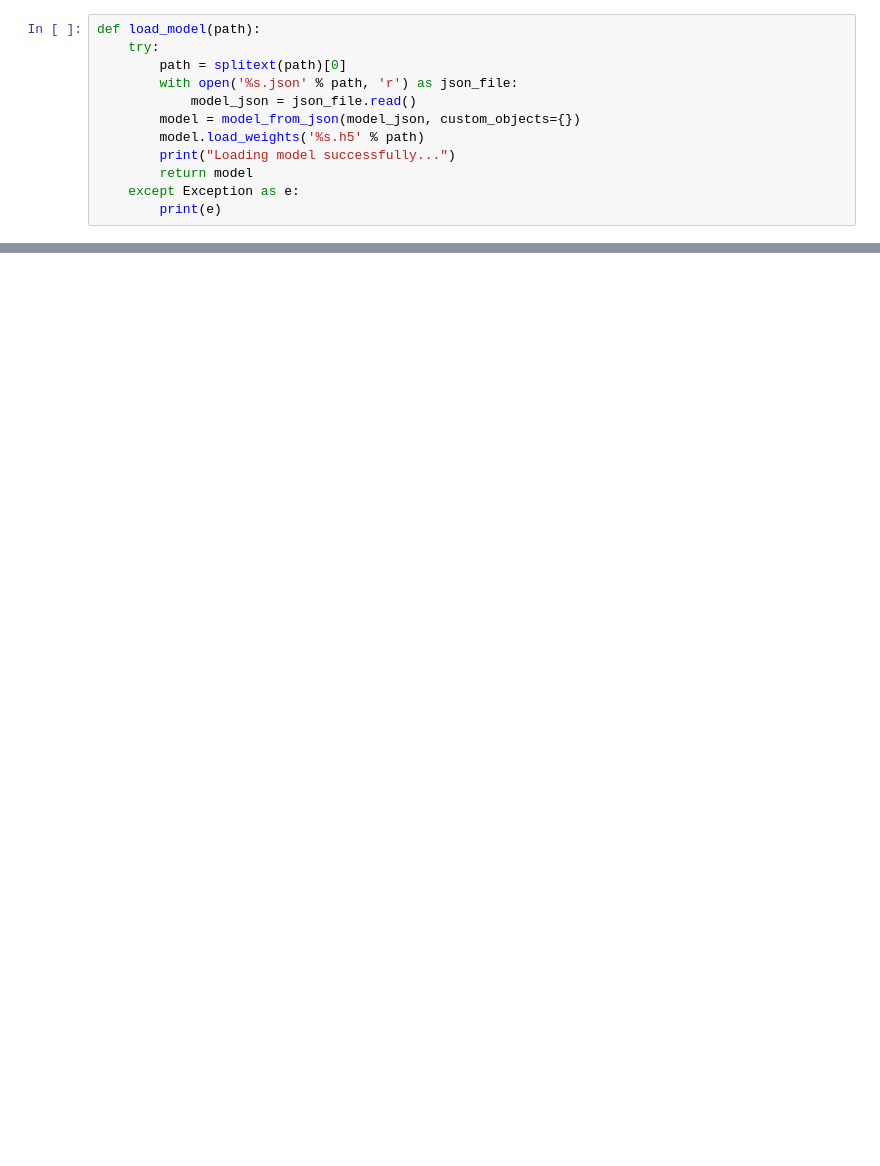
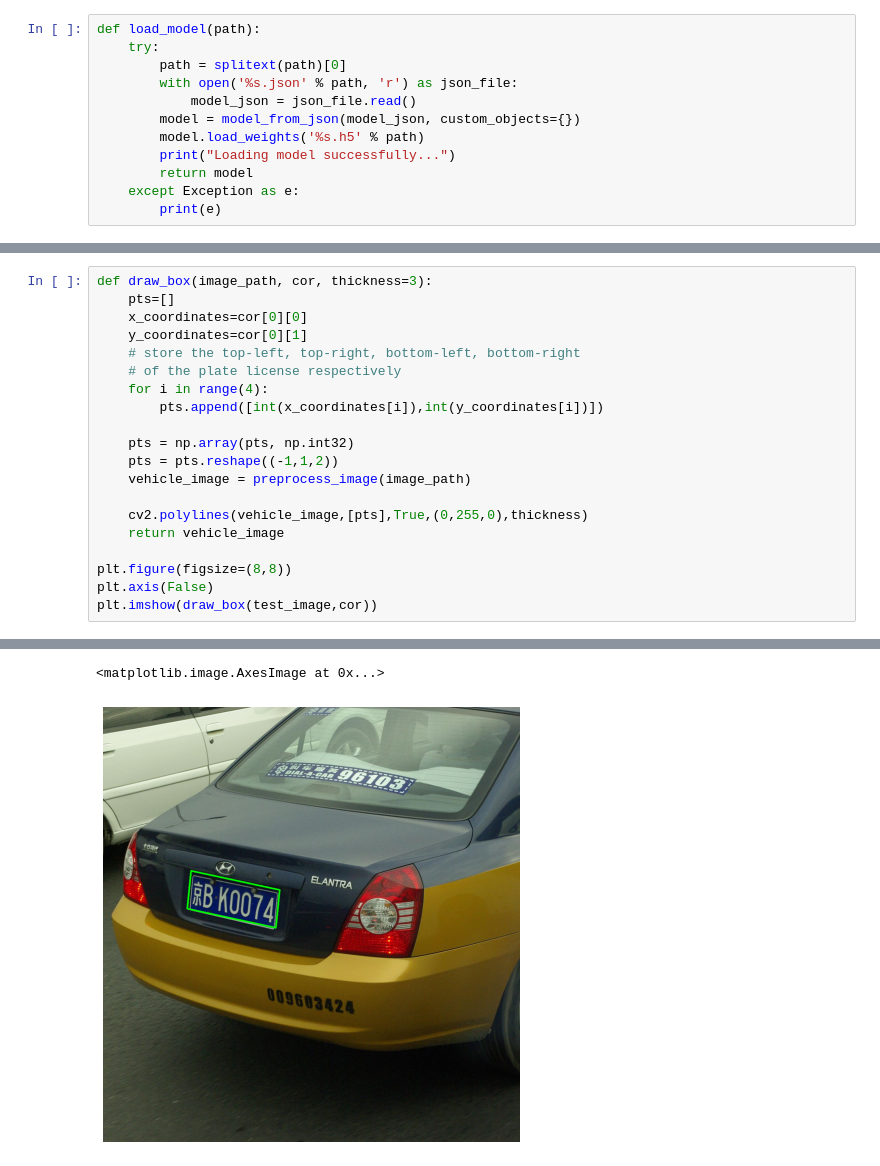
Before and after one commit to quangnhat185/Plate_detect_and_recognize, a Jupyter notebook: (Part_1)License_plate_detection.ipynb, the cells around one changed output, grey strips where cells are left out. Saved outputs shown, nothing was run; the diff lists cells and outputs as text; blank space fills up the shorter version.

```diff
--- a/(Part_1)License_plate_detection.ipynb
+++ b/(Part_1)License_plate_detection.ipynb
@@ -33,0 +96,21 @@ Found 20 images...
+# %%
+def draw_box(image_path, cor, thickness=3):
+    pts=[]
+    x_coordinates=cor[0][0]
+    y_coordinates=cor[0][1]
+    # store the top-left, top-right, bottom-left, bottom-right
+    # of the plate license respectively
+    for i in range(4):
+        pts.append([int(x_coordinates[i]),int(y_coordinates[i])])
+
+    pts = np.array(pts, np.int32)
+    pts = pts.reshape((-1,1,2))
+    vehicle_image = preprocess_image(image_path)
+
+    cv2.polylines(vehicle_image,[pts],True,(0,255,0),thickness)
+    return vehicle_image
+
+plt.figure(figsize=(8,8))
+plt.axis(False)
+plt.imshow(draw_box(test_image,cor))
+# %% [output]
@@ -34 +118,3 @@ Found 20 images...
+<matplotlib.image.AxesImage at 0x...>
+[figure, added]
 # %%
```
Also changed, not shown: parts of 13 cells of this notebook, 7 other files.
